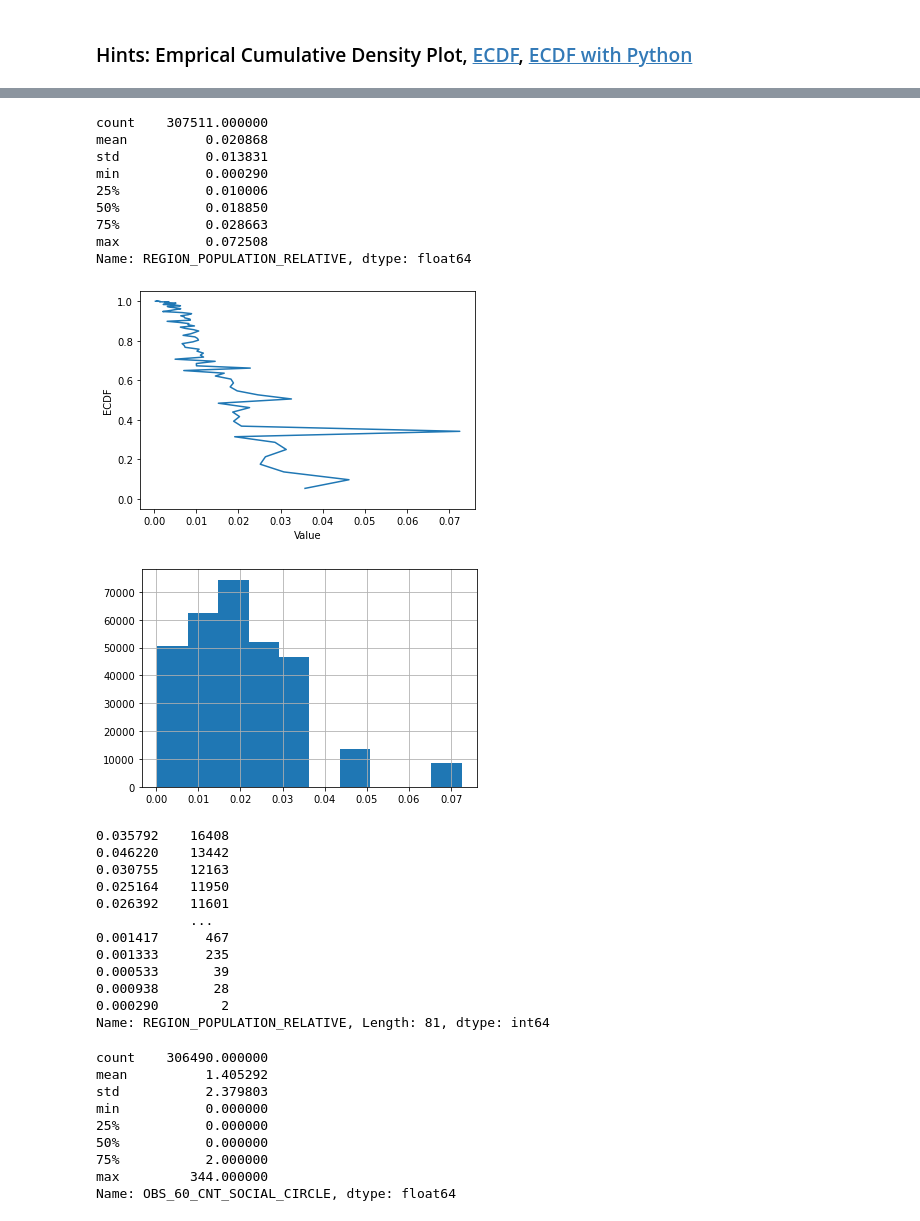
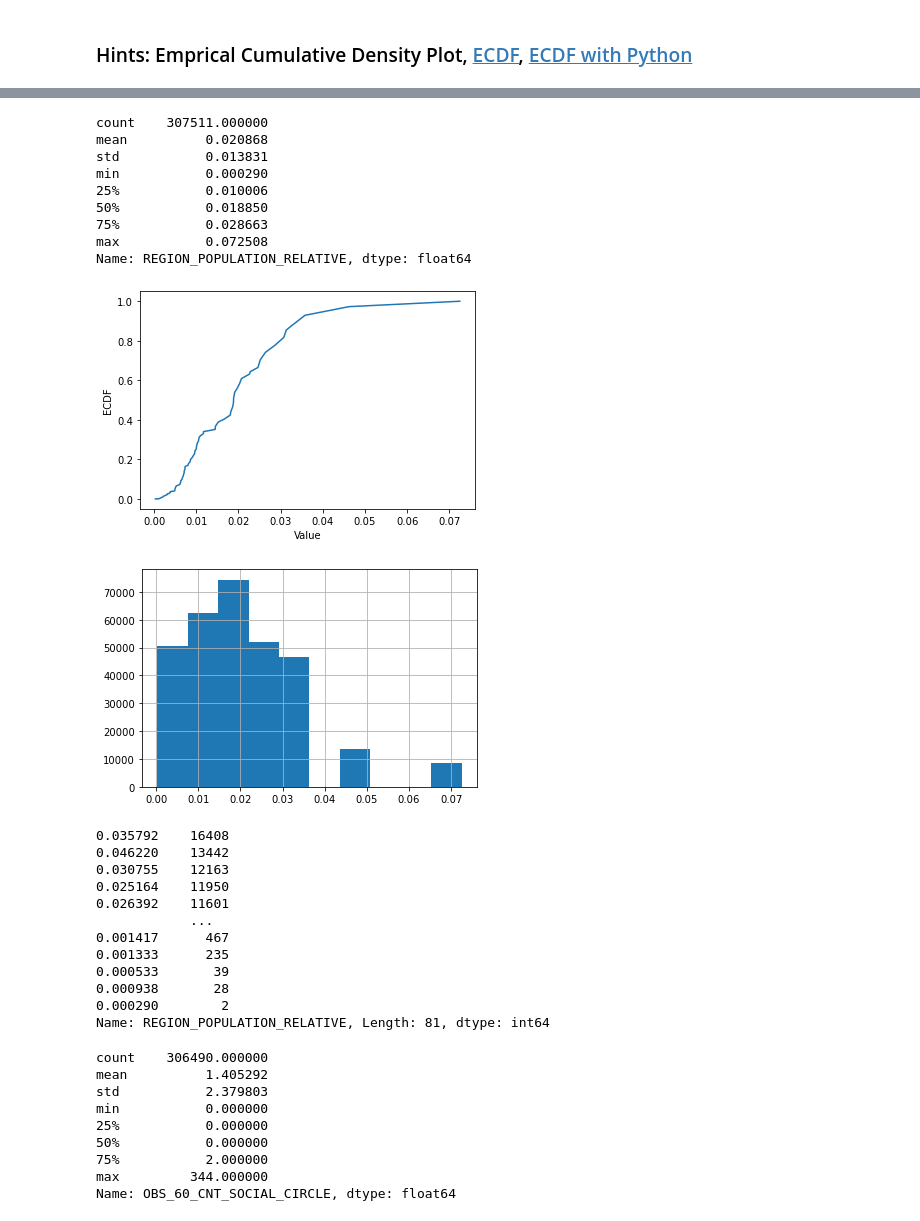
Before and after one commit to each-ui/machine-learningmarathon, a Jupyter notebook: Day_009_HW.ipynb, the cells around one changed output, grey strips where cells are left out. Cells and saved outputs as stored; diff of their text form; code cells hidden in the pictures.

```diff
--- a/Day_009_HW.ipynb
+++ b/Day_009_HW.ipynb
@@ -136,38 +122,35 @@ Name: AMT_INCOME_TOTAL, dtype: float64
 print(app_train['REGION_POPULATION_RELATIVE'].describe())
 
 # 繪製 Empirical Cumulative Density Plot (ECDF)
 """
 Your Code Here
 """
-frequency = app_train['REGION_POPULATION_RELATIVE'].value_counts()
-pdf = frequency/np.sum(frequency)
-cdf = np.cumsum(pdf)
-
+cdf = app_train['REGION_POPULATION_RELATIVE'].value_counts().sort_index().cumsum()
 
 plt.plot(list(cdf.index), cdf/cdf.max())
 plt.xlabel('Value')
 plt.ylabel('ECDF')
 plt.ylim([-0.05,1.05]) # 限制顯示圖片的範圍
 plt.show()
 
 app_train['REGION_POPULATION_RELATIVE'].hist()
 plt.show()
 
 app_train['REGION_POPULATION_RELATIVE'].value_counts()
 
 # 就以這個欄位來說，雖然有資料掉在分布以外，也不算異常，僅代表這間公司在稍微熱鬧的地區有的據點較少，
 # 導致 region population relative 在少的部分較為密集，但在大的部分較為疏漏
 # %% [output]
 count    307511.000000
 mean          0.020868
 std           0.013831
 min           0.000290
 25%           0.010006
 50%           0.018850
 75%           0.028663
 max           0.072508
 Name: REGION_POPULATION_RELATIVE, dtype: float64
-[figure, old version]
+[figure, new version]
 [figure]
 0.035792    16408
 0.046220    13442
```
Also changed, not shown: parts of 3 cells of this notebook.
